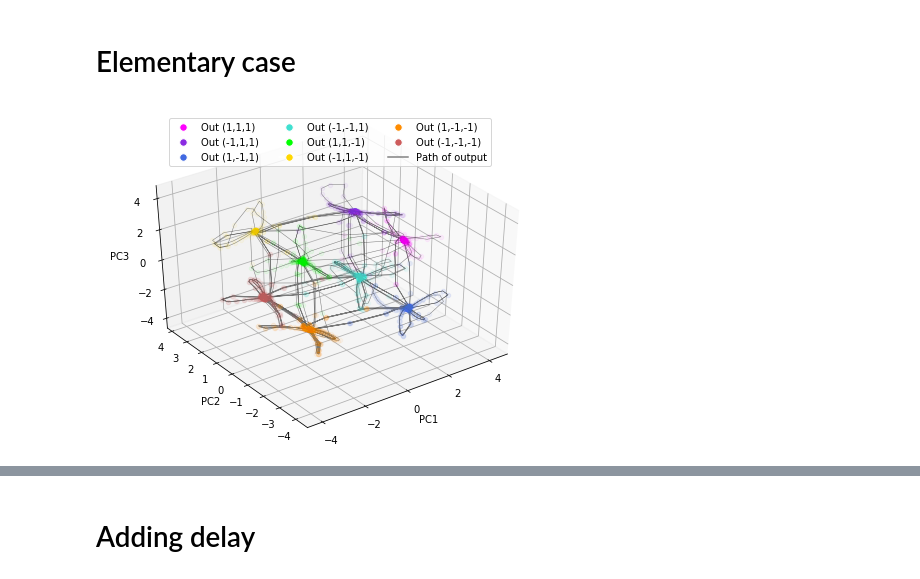
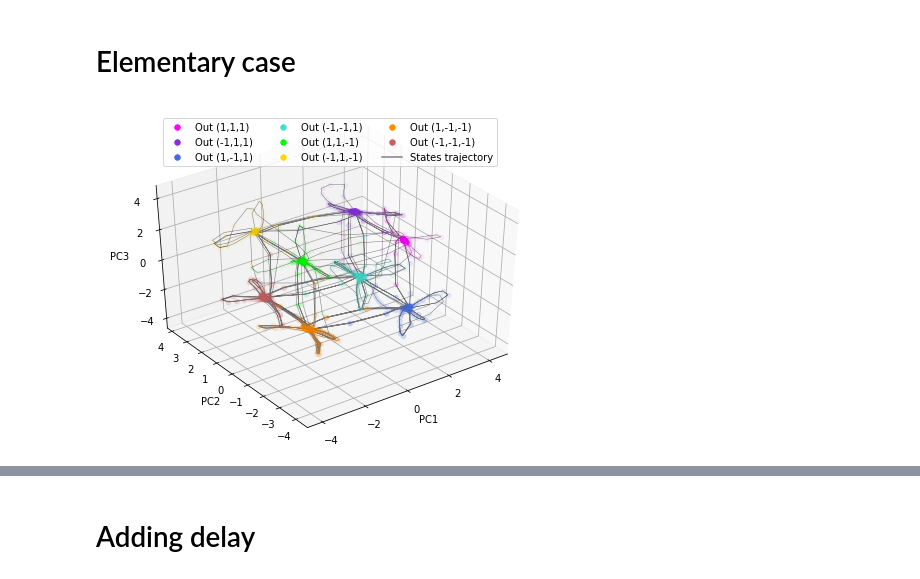
Before and after one commit to aude-forcione-lambert/an-investigation-of-memory-implementation-in-discrete-recurrent-neural-network, a Jupyter notebook: analysis.ipynb, the cells around one changed output, grey strips where cells are left out. Drawn from its saved outputs; the diff is of its cells as text; code cells hidden in the pictures.

Commit message:
Revised figures

```diff
--- a/analysis.ipynb
+++ b/analysis.ipynb
@@ -237,30 +224,30 @@ s7d0_out_type = np.array([tension_to_index(out) for out in s7d0_output])
 # %%
 # Drawing of pca analysis
 
 fig = plt.figure(figsize=(8,6))
 ax = fig.add_subplot(111, projection='3d')
 
 #
 for i in range(3000):
     ax.scatter(s7d0_pc1[i], s7d0_pc2[i], s7d0_pc3[i], c=colors[s7d0_out_type[i]], alpha=0.05)
 
 ax.plot(s7d0_pc1[:3000], s7d0_pc2[:3000], s7d0_pc3[:3000], '-k', linewidth=0.5, alpha=0.5)
 
 custom_legend = [
     Line2D([0], [0], color = 'w', markersize = 15, markerfacecolor = colors[tension_to_index([1,1,1])], marker = '.', label = 'Out (1,1,1)'),
     Line2D([0], [0], color = 'w', markersize = 15, markerfacecolor = colors[tension_to_index([-1,1,1])], marker = '.', label = 'Out (-1,1,1)'),
     Line2D([0], [0], color = 'w', markersize = 15, markerfacecolor = colors[tension_to_index([1,-1,1])], marker = '.', label = 'Out (1,-1,1)'),
     Line2D([0], [0], color = 'w', markersize = 15, markerfacecolor = colors[tension_to_index([-1,-1,1])], marker = '.', label = 'Out (-1,-1,1)'),
     Line2D([0], [0], color = 'w', markersize = 15, markerfacecolor = colors[tension_to_index([1,1,-1])], marker = '.', label = 'Out (1,1,-1)'),
     Line2D([0], [0], color = 'w', markersize = 15, markerfacecolor = colors[tension_to_index([-1,1,-1])], marker = '.', label = 'Out (-1,1,-1)'),
     Line2D([0], [0], color = 'w', markersize = 15, markerfacecolor = colors[tension_to_index([1,-1,-1])], marker = '.', label = 'Out (1,-1,-1)'),
     Line2D([0], [0], color = 'w', markersize = 15, markerfacecolor = colors[tension_to_index([-1,-1,-1])], marker = '.', label = 'Out (-1,-1,-1)'),
-    Line2D([0], [0], color = 'gray', label = 'Path of output')
+    Line2D([0], [0], color = 'gray', label = 'States trajectory')
 ]
 ax.legend(handles = custom_legend, loc=9, ncol=3)
 ax.set_xlabel('PC1')
 ax.set_ylabel('PC2')
 ax.set_zlabel('PC3')
 ax.view_init(39,-126)
 # %% [output]
-[figure, old version]
+[figure, new version]
```
Also changed, not shown: parts of 25 cells of this notebook.
